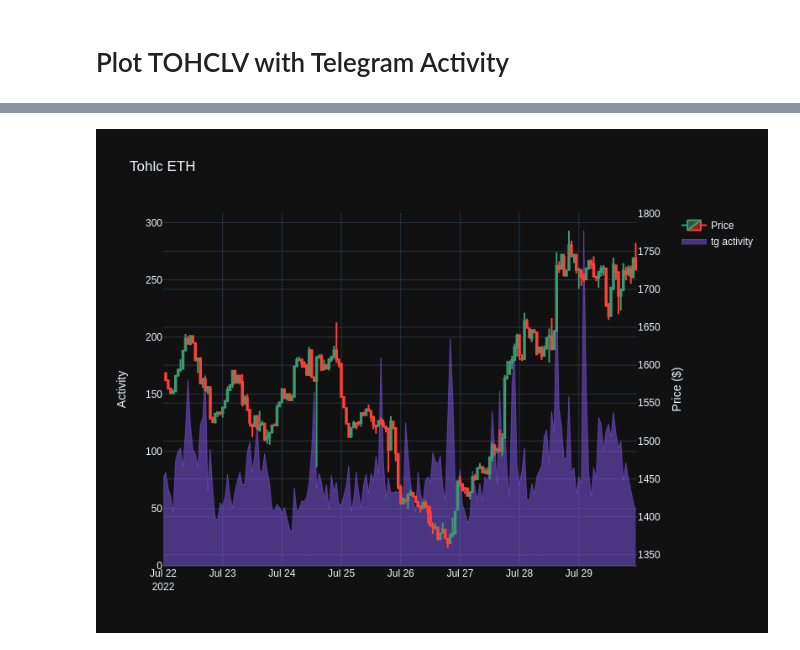
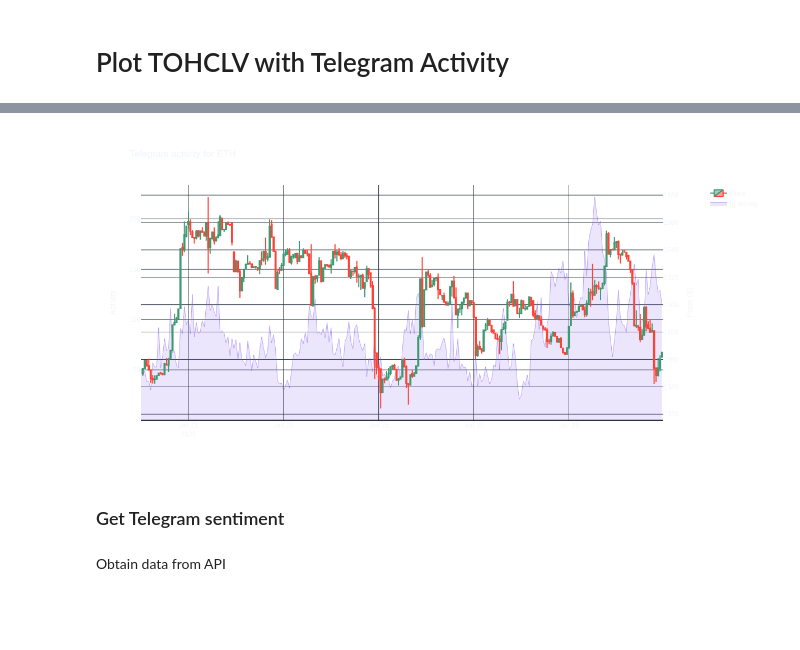
Before and after one commit to QuantNodeAI/quantnote-query-client, a Jupyter notebook: examples/telegram_activity.ipynb, the cells around one changed output, grey strips where cells are left out. Cells and saved outputs as stored; diff of their text form; code cells hidden in the pictures; blank space fills up the shorter version.

Commit message:
add sentimetn to the telegram example

```diff
--- a/examples/telegram_activity.ipynb
+++ b/examples/telegram_activity.ipynb
@@ -137,34 +137,41 @@ fig = make_subplots(specs=[[{"secondary_y": True}]])
 
 candlestick = go.Candlestick(
     x=tohlcv_resp['time'],
     open=tohlcv_resp['open_stable'],
     high=tohlcv_resp['high_stable'],
     low=tohlcv_resp['low_stable'],
     close=tohlcv_resp['close_stable'],
     name="Price"
 )
 
 tg_activity = go.Scatter(x=response['time'],
                          y=response['count'],
                          name="tg activity",
                          mode='lines',
                          line=dict(width=0.5, color='rgb(131, 90, 241)'),
-                         fill='tozeroy'
+                         fill='tozeroy',
+                         fillcolor='rgba(131, 90, 241, 0.15)'
                          )
 
 fig.add_trace(candlestick, secondary_y=True)
 fig.add_trace(tg_activity, secondary_y=False)
 
 fig.update_layout(
-    width=800, height=600,
-    title="Tohlc ETH",
+    width=1200, height=600,
+    title="Telegram activity for ETH",
+    paper_bgcolor='rgba(0,0,0,0)',
+    plot_bgcolor='rgba(0,0,0,0)',
     xaxis_rangeslider_visible=False
 )
 
 # Set y-axes titles
 fig.update_yaxes(title_text="Activity", secondary_y=False)
 fig.update_yaxes(title_text="Price ($)", secondary_y=True)
 
 fig.show("png")
 # %% [output]
-[figure, old version]
+[figure, new version]
+# %% [markdown]
+### Get Telegram sentiment
+# %% [markdown]
+Obtain data from API
```
Also changed, not shown: parts of 8 cells of this notebook, 1 other file.
